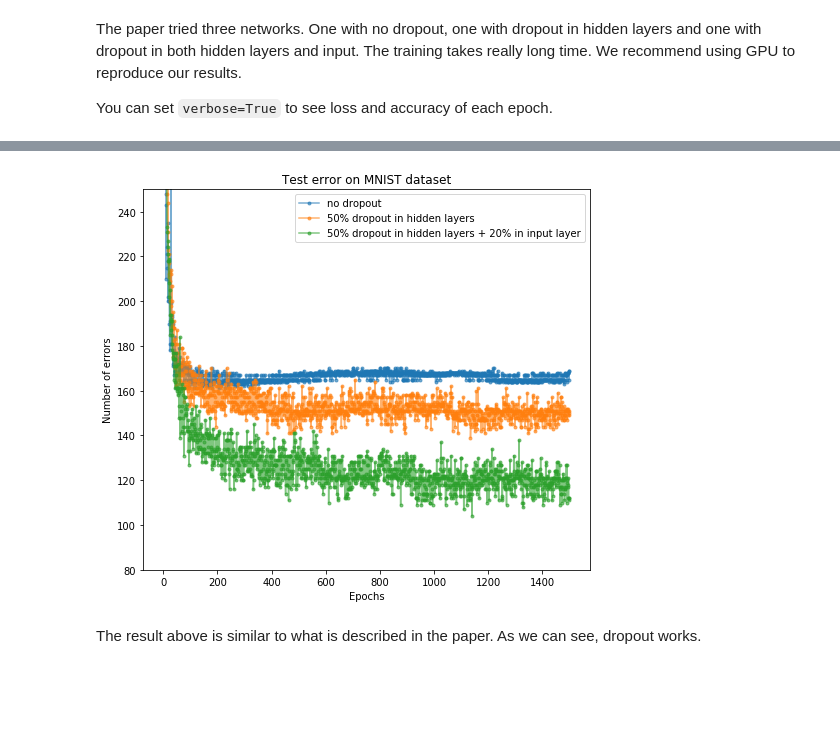
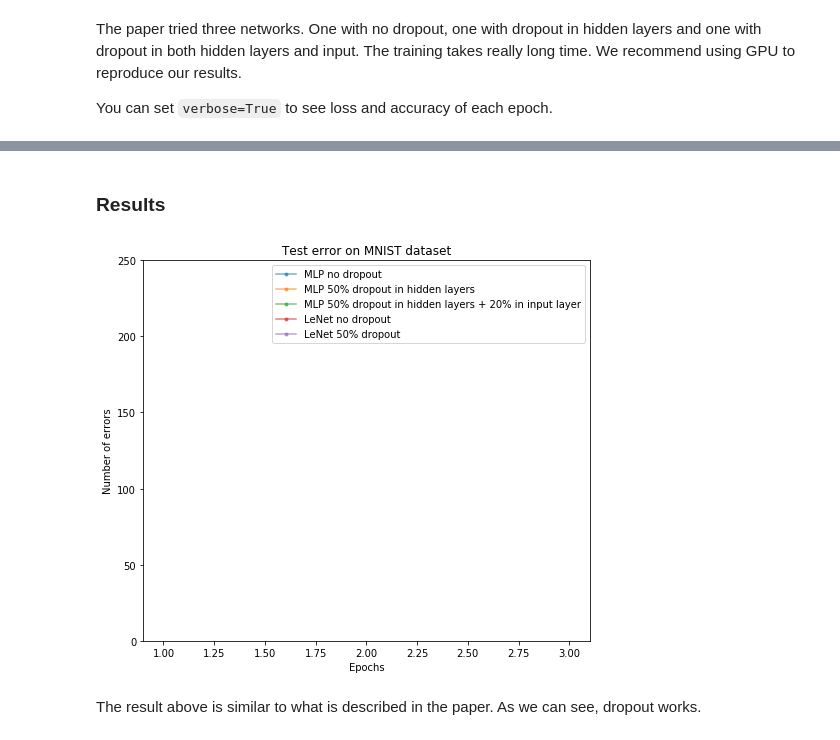
Before and after one commit to xuwd11/Dropout_Tutorial_in_PyTorch, a Jupyter notebook: mnist/mnist_pytorch.ipynb, the cells around one changed output, grey strips where cells are left out. Drawn from its saved outputs; the diff is of its cells as text; code cells hidden in the pictures; blank space fills up the shorter version.

Commit message:
updated mnist

```diff
--- a/mnist/mnist_pytorch.ipynb
+++ b/mnist/mnist_pytorch.ipynb
@@ -5,7 +5,9 @@
 
 We use GPUs for deep learning. If you want to try our code in CPU, remove all `.cuda()` in the notebook.
 # %%
-%env CUDA_VISIBLE_DEVICES=2
+import warnings
+warnings.filterwarnings("ignore")
+
 import numpy as np
 import pandas as pd
 import time
@@ -28,3 +30,18 @@ import torch.nn as nn
 import torch.nn.functional as F
 import torch.optim as optim
 from torch.utils.data.sampler import SubsetRandomSampler
+
+import pickle
+
+class IO:
+    def __init__(self, file_name):
+        self.file_name = file_name
+
+    def to_pickle(self, obj):
+        with open(self.file_name, 'wb') as output:
+            pickle.dump(obj, output, protocol=pickle.HIGHEST_PROTOCOL)
+
+    def read_pickle(self):
+        with open(self.file_name, 'rb') as input_:
+            obj = pickle.load(input_)
+        return obj
@@ -227,17 +359,24 @@ Wall time: 2h 2min 29s
+# %% [markdown]
+### Results
 # %%
-results = [(mlp.loss_, mlp.test_accuracy, mlp.test_error) for mlp in mlp1]
-labels = ['no dropout', '50% dropout in hidden layers', '50% dropout in hidden layers + 20% in input layer']
+results = IO('results/mnist_mlp1_errors.pkl').read_pickle()\
++ IO('results/mnist_lenet1_errors.pkl').read_pickle()
+labels = ['MLP no dropout',
+          'MLP 50% dropout in hidden layers',
+          'MLP 50% dropout in hidden layers + 20% in input layer',
+          'LeNet no dropout',
+          'LeNet 50% dropout']
 
 plt.figure(figsize=(8, 7))
 for i, r in enumerate(results):
     plt.plot(range(1, len(r[2])+1), r[2], '.-', label=labels[i], alpha=0.6);
-plt.ylim([80, 250]);
+plt.ylim([0, 250]);
 plt.legend(loc=1);
 plt.xlabel('Epochs');
 plt.ylabel('Number of errors');
 plt.title('Test error on MNIST dataset');
 # %% [output]
-[figure, old version]
+[figure, new version]
 # %% [markdown]
 The result above is similar to what is described in the paper. As we can see, dropout works.
 # %% [markdown]
```
Also changed, not shown: parts of 32 cells of this notebook, 5 other files.
